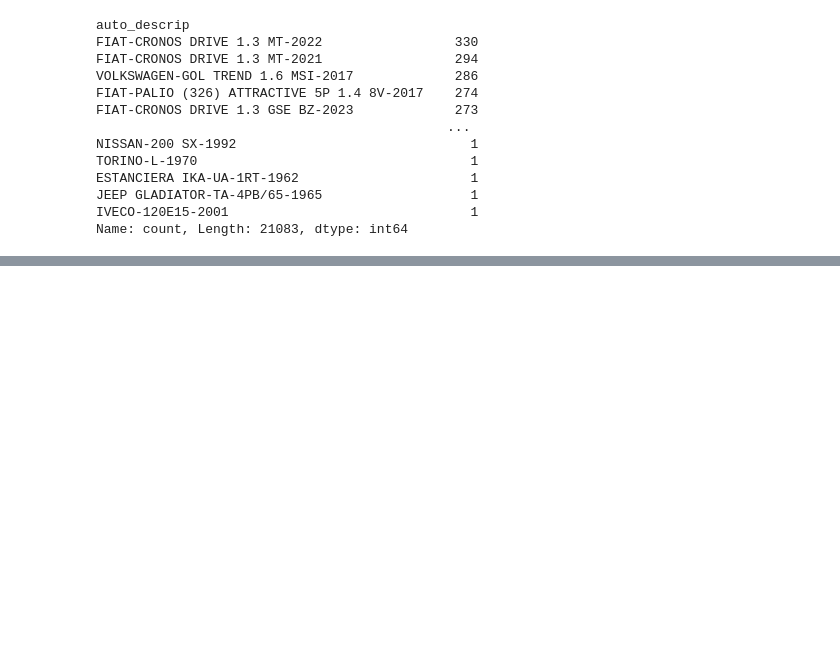
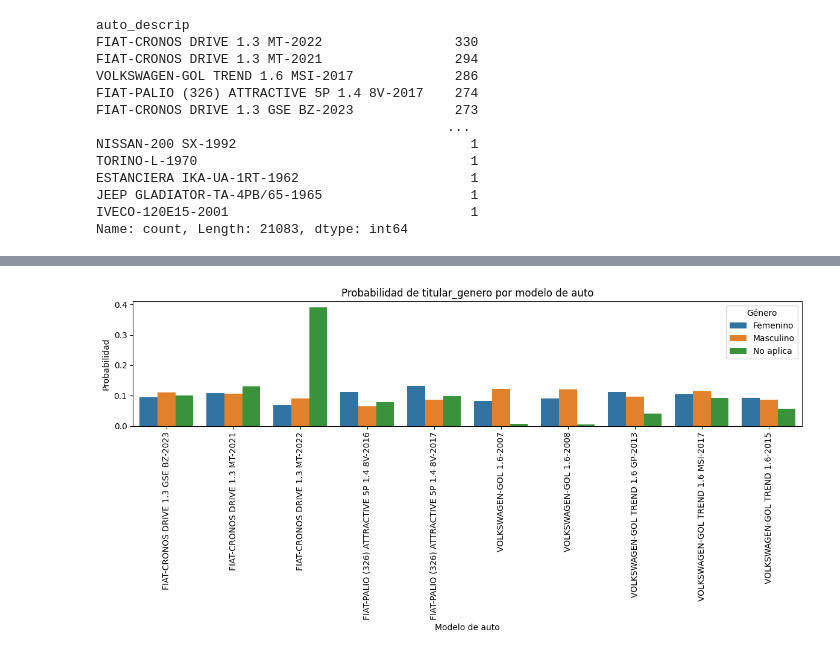
Before and after one commit to PabloBertorello/Transferencias, a Jupyter notebook: transfer.ipynb, the cells around one changed output, grey strips where cells are left out. Cells and saved outputs as stored; diff of their text form; code cells hidden in the pictures; blank space fills up the shorter version.

```diff
--- a/transfer.ipynb
+++ b/transfer.ipynb
@@ -809,0 +1186,9 @@ Name: count, Length: 21083, dtype: int64
+# %%
+# Paso 3: Calcular la cantidad de combinaciones de 'titular_genero' y 'auto_descrip'
+conteo_genero_auto = df_top_10_autos_Cordoba.groupby(['titular_genero', 'auto_descrip']).size().unstack(fill_value=0)
+
+# Paso 4: Calcular las probabilidades dividiendo por el total de cada 'titular_genero'
+probabilidades_genero_auto = conteo_genero_auto.div(conteo_genero_auto.sum(axis=1), axis=0)
+
+# Mostrar las probabilidades
+probabilidades_genero_auto
@@ -809,0 +1201,20 @@ Name: count, Length: 21083, dtype: int64
+# %%
+# Reorganizar el DataFrame para tener auto_descrip como una columna
+df_melted = probabilidades_genero_auto.reset_index().melt(id_vars='titular_genero', var_name='auto_descrip', value_name='Probabilidad')
+
+# Crear el gráfico de barras agrupadas
+plt.figure(figsize=(12, 6))
+sns.barplot(x='auto_descrip', y='Probabilidad', hue='titular_genero', data=df_melted)
+
+# Mejorar la visualización del gráfico
+plt.xticks(rotation=90)  # Rotar etiquetas de los ejes X
+plt.title('Probabilidad de titular_genero por modelo de auto')
+plt.xlabel('Modelo de auto')
+plt.ylabel('Probabilidad')
+plt.legend(title='Género')
+plt.tight_layout()
+
+# Mostrar el gráfico
+plt.show()
+# %% [output]
+[figure, added]
```
Also changed, not shown: parts of 44 cells of this notebook.
